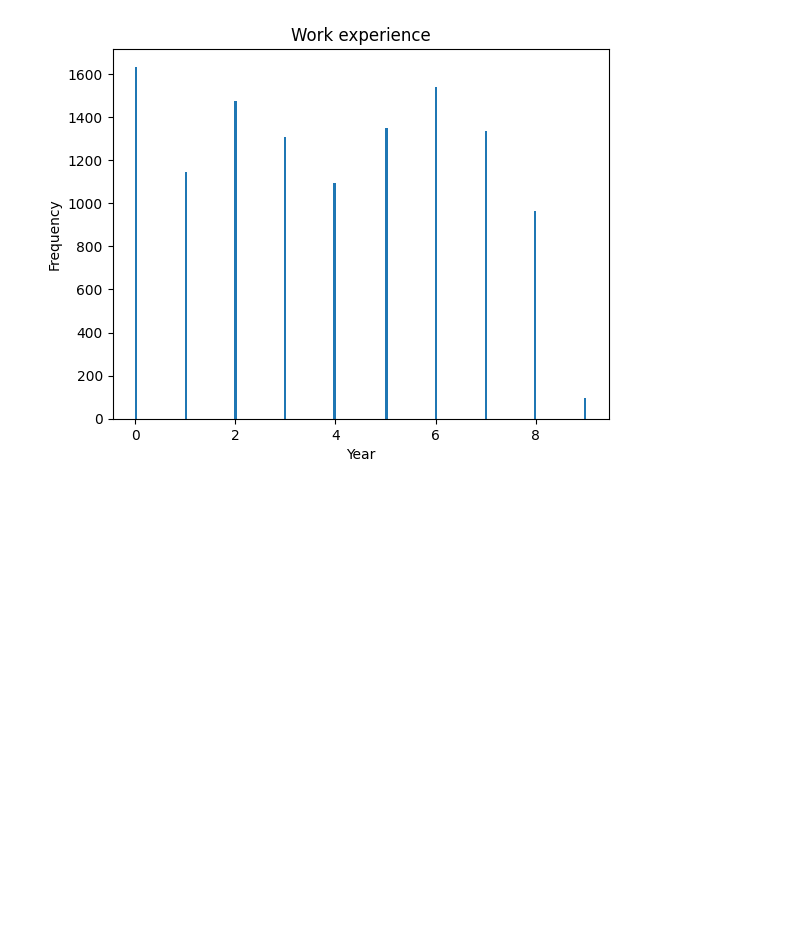
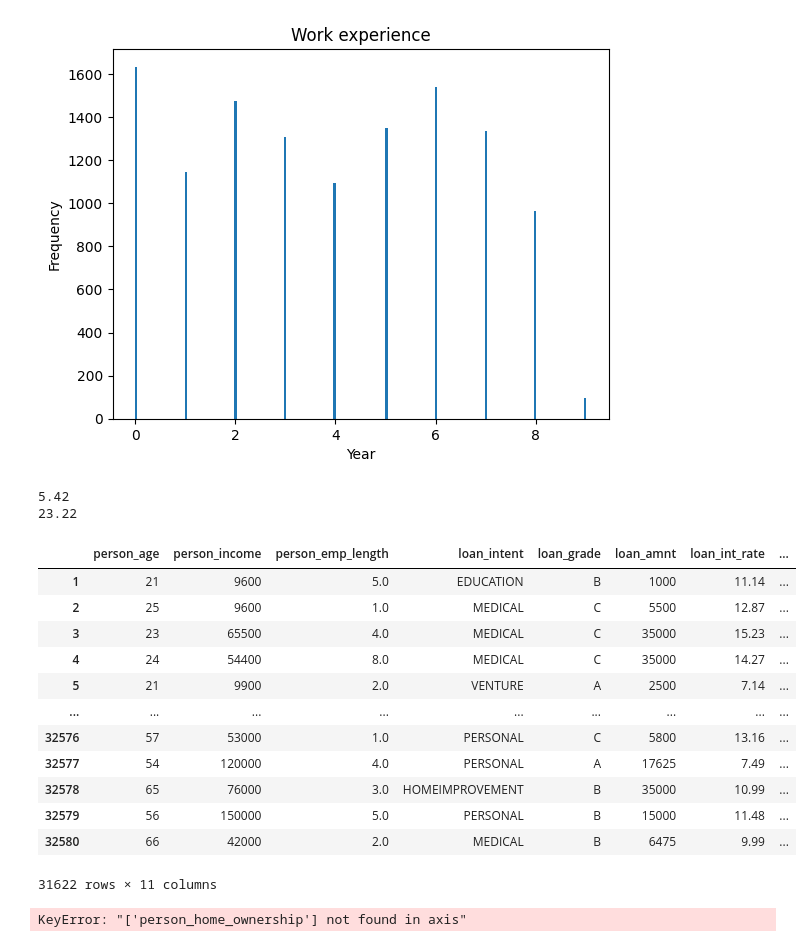
Before and after one commit to edrishakimi1/Credit-risk, a Jupyter notebook: Data_cleaning/data_cleaning.ipynb, the cells around one changed output. Drawn from its saved outputs; the diff is of its cells as text; code cells hidden in the pictures; blank space fills up the shorter version.

```diff
--- a/Data_cleaning/data_cleaning.ipynb
+++ b/Data_cleaning/data_cleaning.ipynb
@@ -81,5 +81,5 @@ print(df["person_income"].max())
 4000
 6000000
 # %%
-df_filttered = df[df["person_income"]<500000]
+df_filtered = df[df["person_income"]<500000]
 # %%
@@ -105,8 +105,8 @@ print(df["person_age"].max())
 20
 144
 # %%
-df_filttered = df_filttered[df_filttered["person_age"]<120]
-df_filttered["person_age"].plot(kind="hist", bins = 200)
+df_filtered = df_filtered[df_filtered["person_age"]<120]
+df_filtered["person_age"].plot(kind="hist", bins = 200)
 plt.title("Income Yearly")
 plt.xlabel("Income")
 plt.ylabel("Frequency")
@@ -122,8 +122,8 @@ print(df["person_emp_length"].max())
 # %% [markdown]
 I will use work experience of 40 because, in our data, people start working at age 20. Since people retire at age 66, the maximum work experience would be 40.
 # %%
-df_filttered = df_filttered[df_filttered["person_emp_length"]<40]
-df_filttered["person_emp_length"].plot(kind="hist", bins = 200)
+df_filtered = df_filtered[df_filtered["person_emp_length"]<40]
+df_filtered["person_emp_length"].plot(kind="hist", bins = 200)
 plt.title("Work experience")
 plt.xlabel("Year")
 plt.ylabel("Frequency")
@@ -141,3 +141,30 @@ plt.ylabel("Frequency")
 # %% [output]
 Text(0, 0.5, 'Frequency')
 [figure]
+# %%
+print(df_filtered["loan_int_rate"].min())
+print(df_filtered["loan_int_rate"].max())
+# %% [output]
+5.42
+23.22
+# %%
+df_filtered
+# %% [output]
+|  | person_age | person_income | person_emp_length | loan_intent | loan_grade | loan_amnt | loan_int_rate | ... |
+| 1 | 21 | 9600 | 5.0 | EDUCATION | B | 1000 | 11.14 | ... |
+| 2 | 25 | 9600 | 1.0 | MEDICAL | C | 5500 | 12.87 | ... |
+| 3 | 23 | 65500 | 4.0 | MEDICAL | C | 35000 | 15.23 | ... |
+| 4 | 24 | 54400 | 8.0 | MEDICAL | C | 35000 | 14.27 | ... |
+| 5 | 21 | 9900 | 2.0 | VENTURE | A | 2500 | 7.14 | ... |
+| ... | ... | ... | ... | ... | ... | ... | ... | ... |
+| 32576 | 57 | 53000 | 1.0 | PERSONAL | C | 5800 | 13.16 | ... |
+| 32577 | 54 | 120000 | 4.0 | PERSONAL | A | 17625 | 7.49 | ... |
+| 32578 | 65 | 76000 | 3.0 | HOMEIMPROVEMENT | B | 35000 | 10.99 | ... |
+| 32579 | 56 | 150000 | 5.0 | PERSONAL | B | 15000 | 11.48 | ... |
+| 32580 | 66 | 42000 | 2.0 | MEDICAL | B | 6475 | 9.99 | ... |
+31622 rows × 11 columns
+# %%
+df_filtered = df_filtered.drop("person_home_ownership", axis=1)
+df_filtered = df_filtered.drop("loan_intent", axis=1)
+# %% [output]
+KeyError: "['person_home_ownership'] not found in axis"
```
Also changed, not shown: parts of 3 cells of this notebook.
